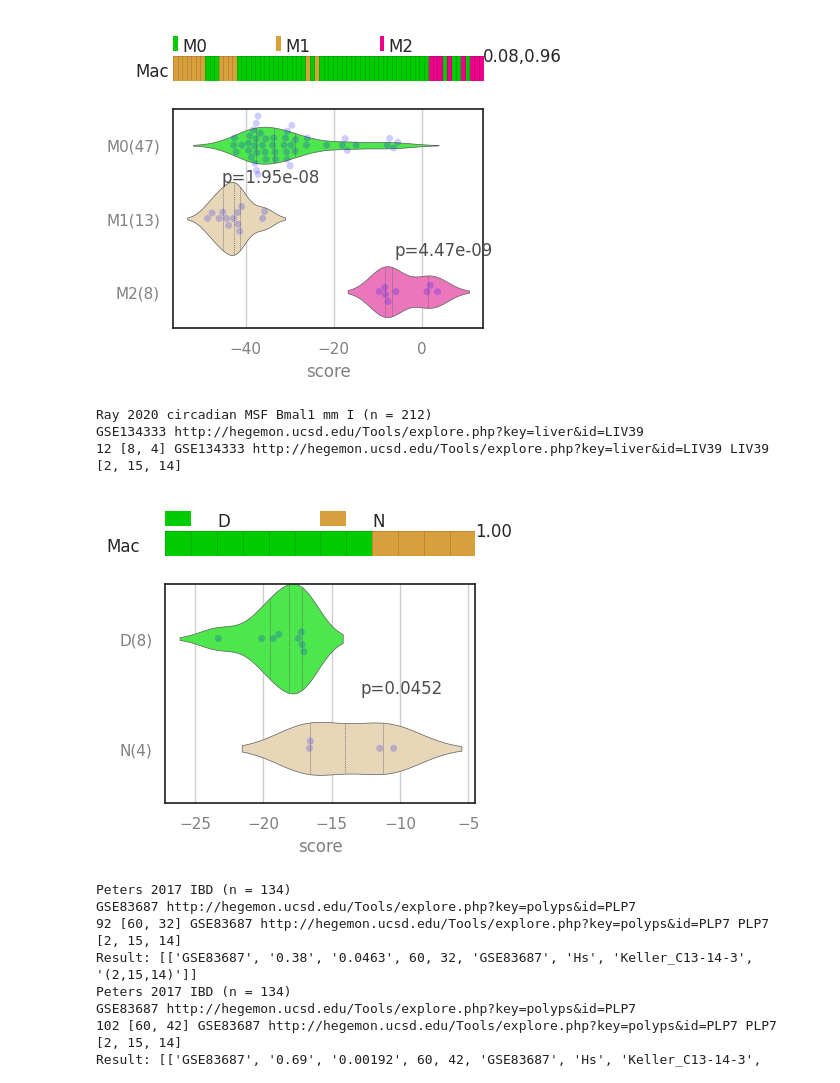
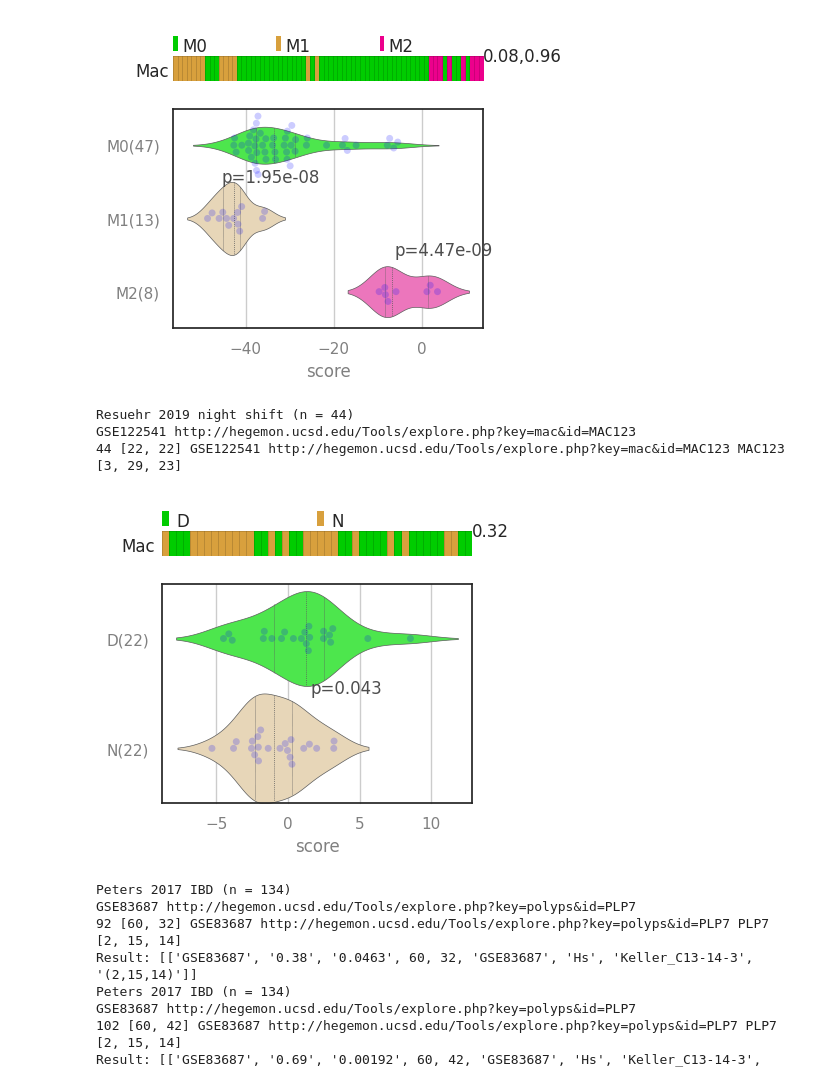
Before and after one commit to tirtharajdash/MAC-CR, a Jupyter notebook: main.ipynb, the cells around one changed output. Cells and saved outputs as stored; diff of their text form; code cells hidden in the pictures.

```diff
--- a/main.ipynb
+++ b/main.ipynb
@@ -1035,42 +1018,44 @@ GEO http://hegemon.ucsd.edu/Tools/explore.php?key=gbm&id=G16
 # %%
 #wt1, l1 = getCls13a14a3() #Original SMaRT
 wt1, l1 = getSMaRT_Keller_C13a14a3Hs() #cSMaRT
 
 #ana = mut.MacAnalysis()
-ana = IMMAnalysis()
+#ana = IMMAnalysis()
+ana = MACAnalysis()
 
-#cSMaRT doesn't work
+#ana.getQu2013()
 #ana.getKervezee2018()
 #ana.getKervezee2019()
-#ana.getResuehr2019()
-#ana.getChristou2019()
-#ana.getWatson2017()
+ana.getResuehr2019() #normalise with DBP
+#ana.getChristou2019() #normalise with DBP
+#ana.getWatson2017() #normalise with DBP
 #ana.getMorton2020()
 #ana.getAggarwal2022()
 #ana.getPanda2021()
 #ana.getMure2018()
 #ana.getZhang2014()
 #ana.getTognini2017()
 #ana.getWeger2019()
 #ana.getWu2018()
 #ana.getDAmore2018()
+#ana.getRay2020()
+#ana.getPatel2019a()
 
-#cSMaRT works
-ana.getRay2020()
-#ana.getPatel2019()
+#if using ana = mut.MacAnalysis()
+ana.orderDataDf(l1, wt1)
+ana.normGene('DBP')
 
-#ana.normGene("DBP")
-#ana.orderDataDf(l1, wt1)
-ana.orderData(l1, wt1)
+#if using ana = IMMAnalysis()
+#ana.orderData(l1, wt1)
 
 fig = mut.plotViolinBar(ana, "Mac")
 #ana.getMacMetrics(ana.cval[0])
 # %% [output]
-Ray 2020 circadian MSF Bmal1 mm I (n = 212)
-GSE134333 http://hegemon.ucsd.edu/Tools/explore.php?key=liver&id=LIV39
-12 [8, 4] GSE134333 http://hegemon.ucsd.edu/Tools/explore.php?key=liver&id=LIV39 LIV39
-[2, 15, 14]
+Resuehr 2019 night shift (n = 44)
+GSE122541 http://hegemon.ucsd.edu/Tools/explore.php?key=mac&id=MAC123
+44 [22, 22] GSE122541 http://hegemon.ucsd.edu/Tools/explore.php?key=mac&id=MAC123 MAC123
+[3, 29, 23]
-[figure, old version]
+[figure, new version]
 # %%
 def MacModel(ana, desc='', Org='Hs', id1=None):
     def getL(l1):
```
Also changed, not shown: parts of 9 cells of this notebook, 1 other file.
